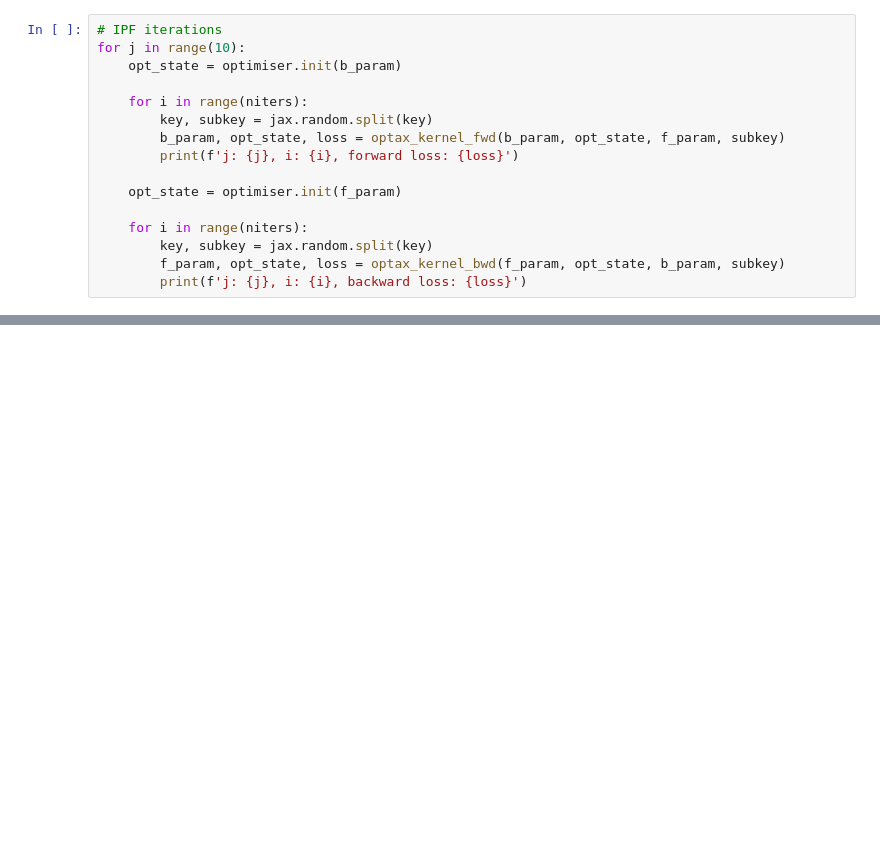
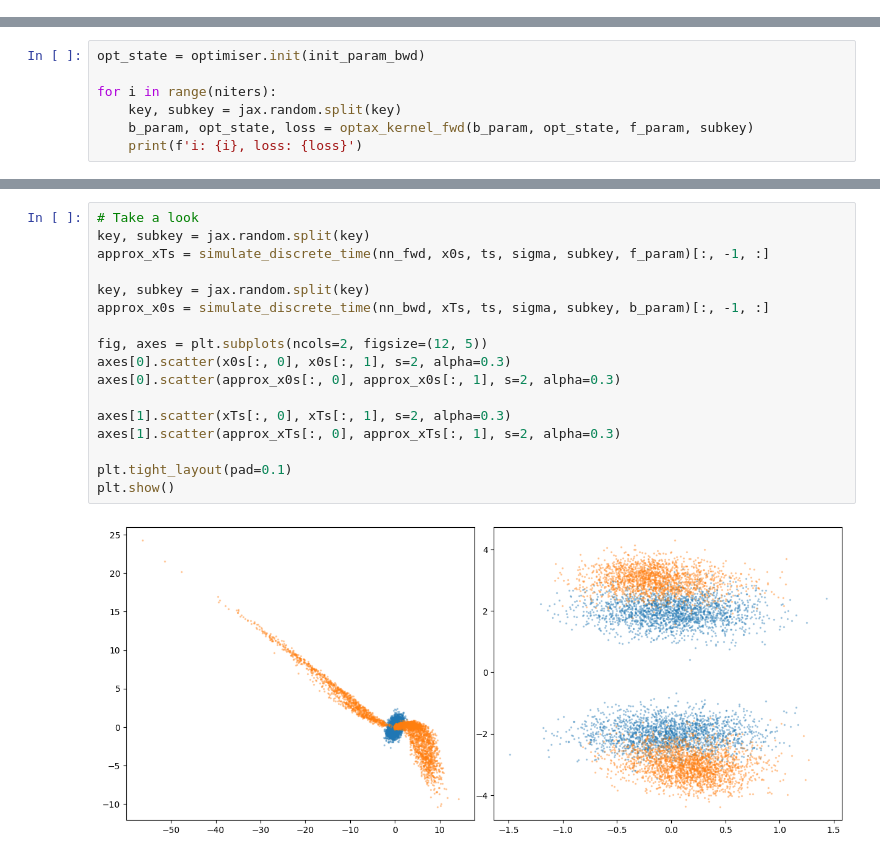
Before and after one commit to zgbkdlm/fbs, a Jupyter notebook: demos/temp.ipynb, the cells around one changed output, grey strips where cells are left out. Cells and saved outputs as stored; diff of their text form; blank space fills up the shorter version.

```diff
--- a/demos/temp.ipynb
+++ b/demos/temp.ipynb
@@ -213,16 +208,0 @@ plt.show()
-# %%
-# IPF iterations
-for j in range(10):
-    opt_state = optimiser.init(b_param)
-
-    for i in range(niters):
-        key, subkey = jax.random.split(key)
-        b_param, opt_state, loss = optax_kernel_fwd(b_param, opt_state, f_param, subkey)
-        print(f'j: {j}, i: {i}, forward loss: {loss}')
-
-    opt_state = optimiser.init(f_param)
-
-    for i in range(niters):
-        key, subkey = jax.random.split(key)
-        f_param, opt_state, loss = optax_kernel_bwd(f_param, opt_state, b_param, subkey)
-        print(f'j: {j}, i: {i}, backward loss: {loss}')
@@ -245,0 +209,7 @@ plt.show()
+# %%
+opt_state = optimiser.init(init_param_bwd)
+
+for i in range(niters):
+    key, subkey = jax.random.split(key)
+    b_param, opt_state, loss = optax_kernel_fwd(b_param, opt_state, f_param, subkey)
+    print(f'i: {i}, loss: {loss}')
@@ -245,0 +234,19 @@ plt.show()
+# %%
+# Take a look
+key, subkey = jax.random.split(key)
+approx_xTs = simulate_discrete_time(nn_fwd, x0s, ts, sigma, subkey, f_param)[:, -1, :]
+
+key, subkey = jax.random.split(key)
+approx_x0s = simulate_discrete_time(nn_bwd, xTs, ts, sigma, subkey, b_param)[:, -1, :]
+
+fig, axes = plt.subplots(ncols=2, figsize=(12, 5))
+axes[0].scatter(x0s[:, 0], x0s[:, 1], s=2, alpha=0.3)
+axes[0].scatter(approx_x0s[:, 0], approx_x0s[:, 1], s=2, alpha=0.3)
+
+axes[1].scatter(xTs[:, 0], xTs[:, 1], s=2, alpha=0.3)
+axes[1].scatter(approx_xTs[:, 0], approx_xTs[:, 1], s=2, alpha=0.3)
+
+plt.tight_layout(pad=0.1)
+plt.show()
+# %% [output]
+[figure, added]
```
Also changed, not shown: parts of 8 cells of this notebook.
